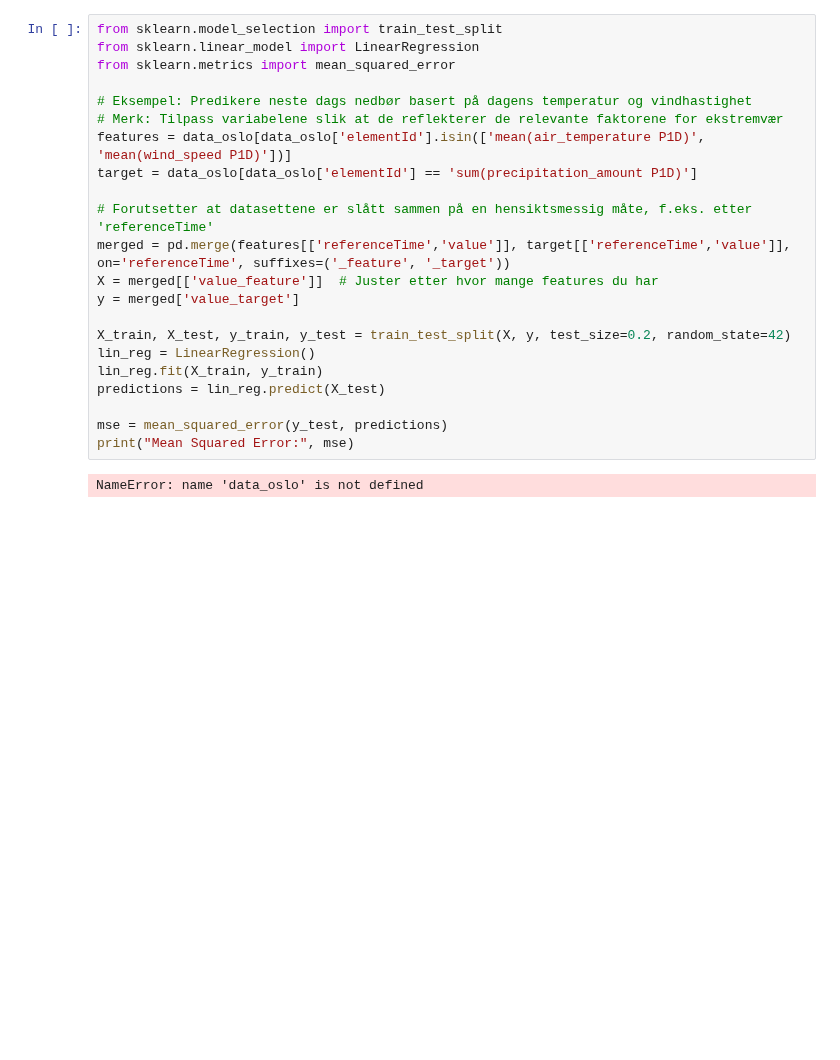
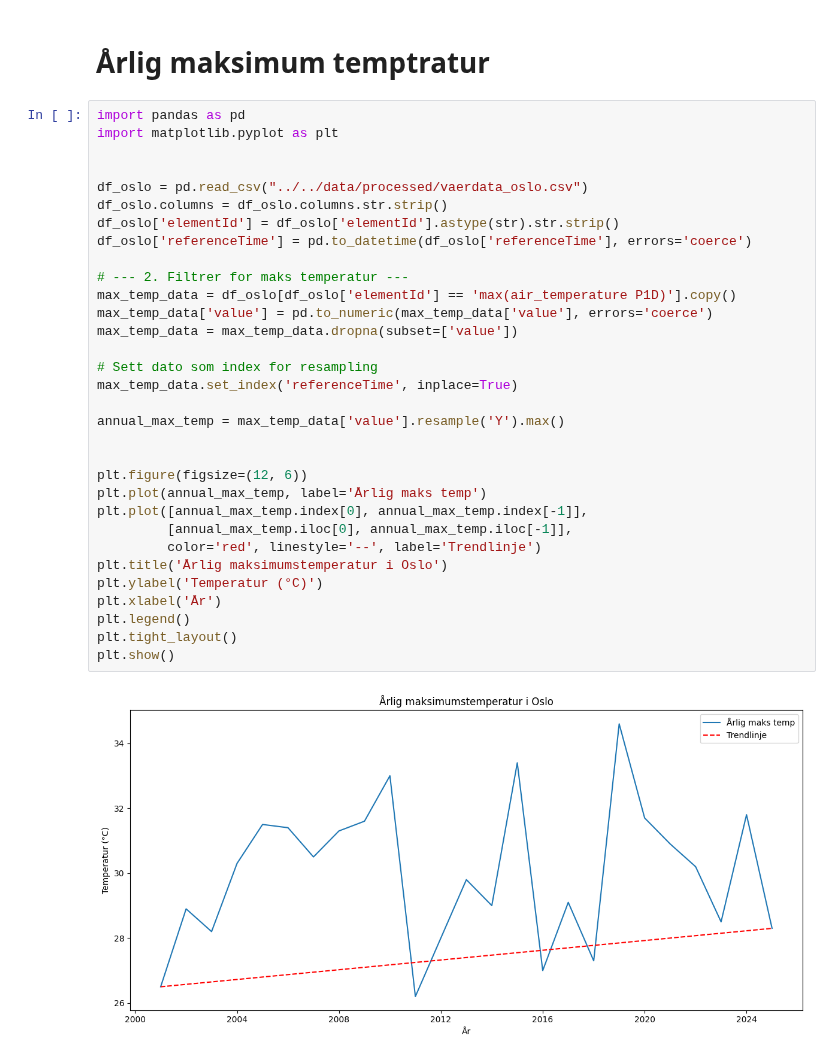
Before and after one commit to TDT4114-Gruppe2/Miljodataanalyseapplikasjon, a Jupyter notebook: src/prediction/prediction.ipynb, the cells around one changed output. Cells and saved outputs as stored; diff of their text form; blank space fills up the shorter version.

```diff
--- a/src/prediction/prediction.ipynb
+++ b/src/prediction/prediction.ipynb
@@ -1,24 +1,36 @@
-# %%
-from sklearn.model_selection import train_test_split
-from sklearn.linear_model import LinearRegression
-from sklearn.metrics import mean_squared_error
-
-# Eksempel: Predikere neste dags nedbør basert på dagens temperatur og vindhastighet
-# Merk: Tilpass variabelene slik at de reflekterer de relevante faktorene for ekstremvær
-features = data_oslo[data_oslo['elementId'].isin(['mean(air_temperature P1D)', 'mean(wind_speed P1D)'])]
-target = data_oslo[data_oslo['elementId'] == 'sum(precipitation_amount P1D)']
-
-# Forutsetter at datasettene er slått sammen på en hensiktsmessig måte, f.eks. etter 'referenceTime'
-merged = pd.merge(features[['referenceTime','value']], target[['referenceTime','value']], on='referenceTime', suffixes=('_feature', '_target'))
-X = merged[['value_feature']]  # Juster etter hvor mange features du har
-y = merged['value_target']
-
-X_train, X_test, y_train, y_test = train_test_split(X, y, test_size=0.2, random_state=42)
-lin_reg = LinearRegression()
-lin_reg.fit(X_train, y_train)
-predictions = lin_reg.predict(X_test)
-
-mse = mean_squared_error(y_test, predictions)
-print("Mean Squared Error:", mse)
-# %% [output]
-NameError: name 'data_oslo' is not defined
+# %% [markdown]
+# Årlig maksimum temptratur
+# %%
+import pandas as pd
+import matplotlib.pyplot as plt
+
+
+df_oslo = pd.read_csv("../../data/processed/vaerdata_oslo.csv")
+df_oslo.columns = df_oslo.columns.str.strip()
+df_oslo['elementId'] = df_oslo['elementId'].astype(str).str.strip()
+df_oslo['referenceTime'] = pd.to_datetime(df_oslo['referenceTime'], errors='coerce')
+
+# --- 2. Filtrer for maks temperatur ---
+max_temp_data = df_oslo[df_oslo['elementId'] == 'max(air_temperature P1D)'].copy()
+max_temp_data['value'] = pd.to_numeric(max_temp_data['value'], errors='coerce')
+max_temp_data = max_temp_data.dropna(subset=['value'])
+
+# Sett dato som index for resampling
+max_temp_data.set_index('referenceTime', inplace=True)
+
+annual_max_temp = max_temp_data['value'].resample('Y').max()
+
+
+plt.figure(figsize=(12, 6))
+plt.plot(annual_max_temp, label='Årlig maks temp')
+plt.plot([annual_max_temp.index[0], annual_max_temp.index[-1]],
+         [annual_max_temp.iloc[0], annual_max_temp.iloc[-1]],
+         color='red', linestyle='--', label='Trendlinje')
+plt.title('Årlig maksimumstemperatur i Oslo')
+plt.ylabel('Temperatur (°C)')
+plt.xlabel('År')
+plt.legend()
+plt.tight_layout()
+plt.show()
+# %% [output]
+[figure, added]
```
Also changed, not shown: parts of 17 cells of this notebook, 4 other files.
